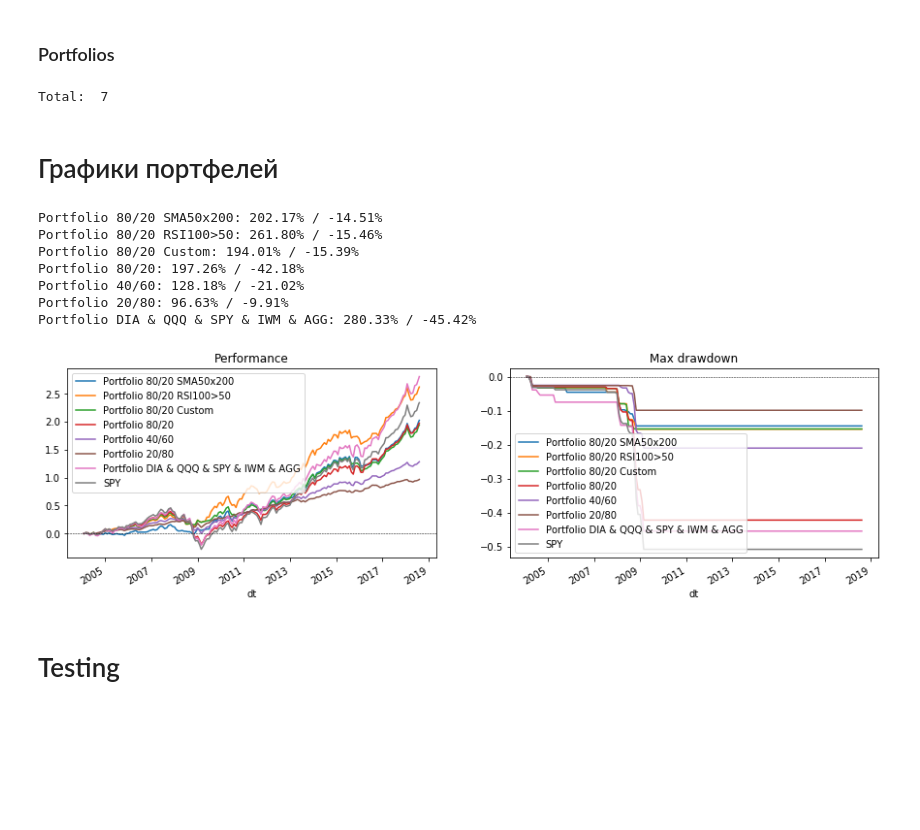
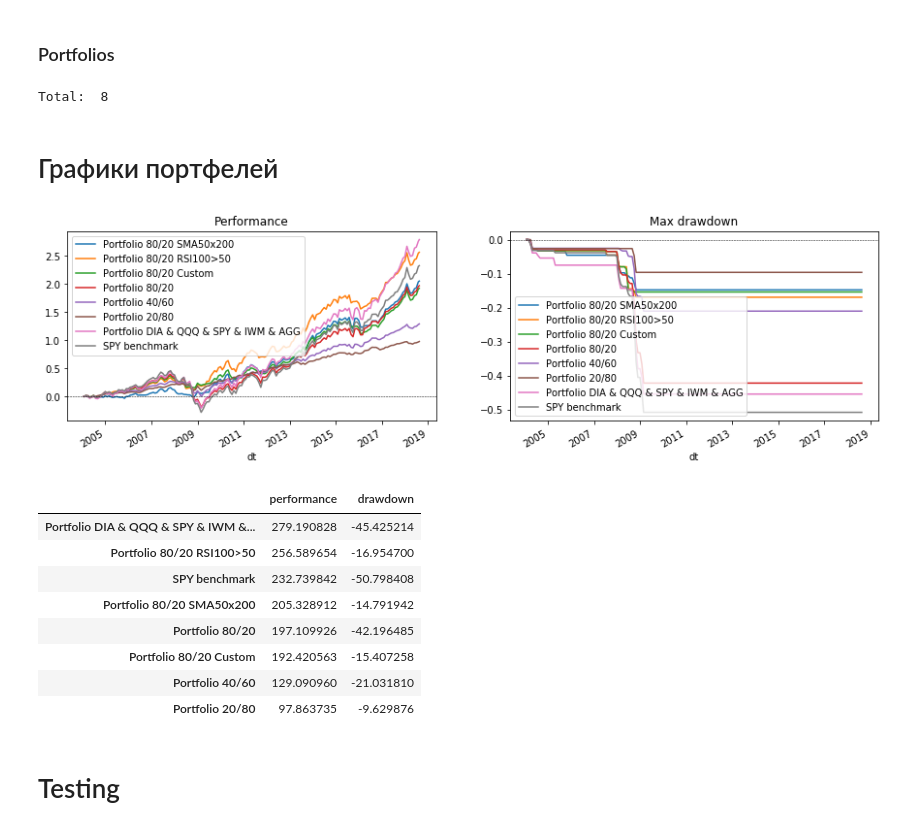
Before and after one commit to iamraa/rebalance.portfolio.python, a Jupyter notebook: portfolio.visualizer.ipynb, the cells around one changed output. Saved outputs shown, nothing was run; the diff lists cells and outputs as text; code cells hidden in the pictures; blank space fills up the shorter version.

```diff
--- a/portfolio.visualizer.ipynb
+++ b/portfolio.visualizer.ipynb
@@ -41,7 +68,7 @@ query = sa.select(tbl_prices.c).where(
 def adjusting(df, is_adjusted):
     # adjusting prices with splits & dividends
     if not is_adjusted:
-        ratio = df.adj / df.close
+        ratio = df.adjusted_close / df.close
         df['open'] *= ratio
         df['high'] *= ratio
         df['low'] *= ratio
@@ -50,6 +77,5 @@ def adjusting(df, is_adjusted):
     return True
 
 is_adjusted = False
-df = warp_prism.to_dataframe(query, bind=engine)
 print(df['symbol'].unique())
 # %% [output]
@@ -88,7 +127,7 @@ df.tail(len(df.index.levels[1]) * 2)
 agg_rules = {
     'dt': 'last', 'symbol': 'last',
     'open': 'first', 'high': 'max', 'low': 'min', 'close': 'last',
-    'volume': 'sum', 'adj': 'last'
+    'volume': 'sum',
 }
 fig = plt.figure(figsize=(15, 3), facecolor='white')
 level_values = df.index.get_level_values
@@ -273,19 +312,6 @@ def drawdown(chg, is_max=False):
     if is_max:
         return daily_drawdown.rolling(total, min_periods=1).min()
     return daily_drawdown
-# %%
-# test cell, may skip
-p = {'symbols': [('SPY', 0.8), ('AGG', 0.2)],
-     'func': partial(rebalance_custom, df=df),
-     'name': 'Portfolio 80/20 Custom'}
-# reset rebalance size
-rebalance['size'] = 0.
-for s, pct in p['symbols']:
-    rebalance.loc[(slice(None), [s]), 'size'] = pct
-rebalance.tail(len(rebalance.index.levels[1]))
-rebalance_perf = rebalance.stack().unstack([1, 2]).apply(p['func'], axis=1)
-p['performance'] = (rebalance_perf.rolling(len(rebalance_perf), min_periods=1).apply(np.prod) - 1)
-p['drawdown'] = drawdown(p['performance'] + 1, is_max=True)
 # %% [markdown]
 ### Portfolios
 # %%
@@ -298,6 +324,7 @@ portfolios = [
     {'symbols': [('SPY', 0.2), ('AGG', 0.8)], 'func': rebalance_simple, 'name': 'Portfolio 20/80'},
     {'symbols': [('DIA', 0.2), ('QQQ', 0.3), ('SPY', 0.2), ('IWM', 0.2), ('AGG', 0.1)],
      'func': rebalance_simple, 'name': 'Portfolio DIA & QQQ & SPY & IWM & AGG'},
+    {'symbols': [('SPY', 1)], 'func': rebalance_simple, 'name': 'SPY benchmark'},
 ]
 
 for p in portfolios:
@@ -311,36 +338,37 @@ for p in portfolios:
 
 print("Total: ", len(portfolios))
 # %% [output]
-Total:  7
+Total:  8
 # %% [markdown]
 # Графики портфелей
 # %%
+results = pd.DataFrame([])
 fig = plt.figure(figsize=(15, 4), facecolor='white')
 
 ax_perf = fig.add_subplot(121)
 ax_dd = fig.add_subplot(122)
 for p in portfolios:
     p['performance'].rename(p['name']).plot(ax=ax_perf, legend=True, title='Performance')
     p['drawdown'].rename(p['name']).plot(ax=ax_dd, legend=True, title='Max drawdown')
-    print(f"{p['name']}: {p['performance'][-1]*100:.2f}% / {p['drawdown'][-1]*100:.2f}%")
 
-rebalance.loc[(slice(None), ['SPY']), :].set_index('dt', drop=False).performance. \
-    rename('SPY').plot(ax=ax_perf, legend=True)
-drawdown(rebalance.loc[(slice(None), ['SPY']), :].set_index('dt', drop=False).performance + 1,
-         is_max=True).rename('SPY').plot(ax=ax_dd, legend=True)
+    results.loc[p['name'], 'performance'] = p['performance'][-1] * 100
+    results.loc[p['name'], 'drawdown'] = p['drawdown'][-1] * 100
 
 ax_perf.axhline(0, color='k', linestyle='--', lw=0.5)
 ax_dd.axhline(0, color='k', linestyle='--', lw=0.5)
 
 plt.show()
+results.sort_values('performance', ascending=False)
 # %% [output]
-Portfolio 80/20 SMA50x200: 202.17% / -14.51%
-Portfolio 80/20 RSI100>50: 261.80% / -15.46%
-Portfolio 80/20 Custom: 194.01% / -15.39%
-Portfolio 80/20: 197.26% / -42.18%
-Portfolio 40/60: 128.18% / -21.02%
-Portfolio 20/80: 96.63% / -9.91%
-Portfolio DIA & QQQ & SPY & IWM & AGG: 280.33% / -45.42%
-[figure, old version]
+[figure, new version]
+|  | performance | drawdown |
+| Portfolio DIA & QQQ & SPY & IWM &... | 279.190828 | -45.425214 |
+| Portfolio 80/20 RSI100>50 | 256.589654 | -16.954700 |
+| SPY benchmark | 232.739842 | -50.798408 |
+| Portfolio 80/20 SMA50x200 | 205.328912 | -14.791942 |
+| Portfolio 80/20 | 197.109926 | -42.196485 |
+| Portfolio 80/20 Custom | 192.420563 | -15.407258 |
+| Portfolio 40/60 | 129.090960 | -21.031810 |
+| Portfolio 20/80 | 97.863735 | -9.629876 |
 # %% [markdown]
 # Testing
```
Also changed, not shown: parts of 17 cells of this notebook, 2 other files.
